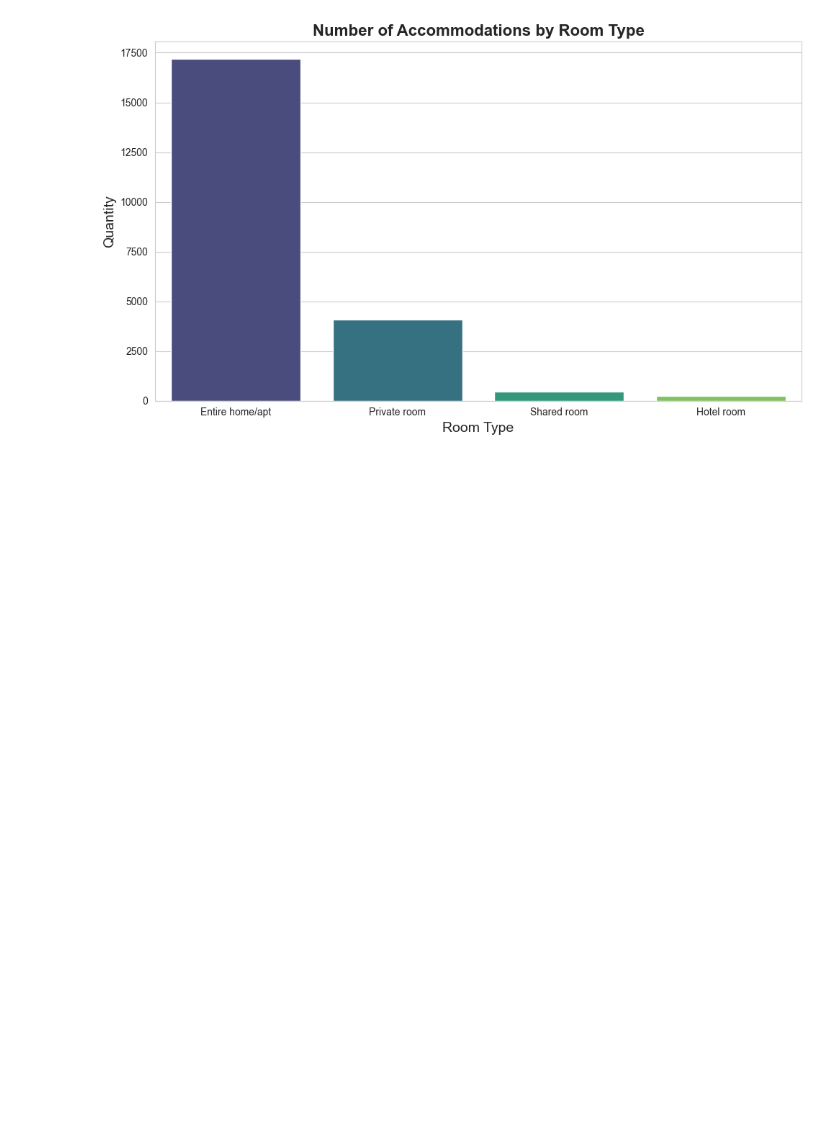
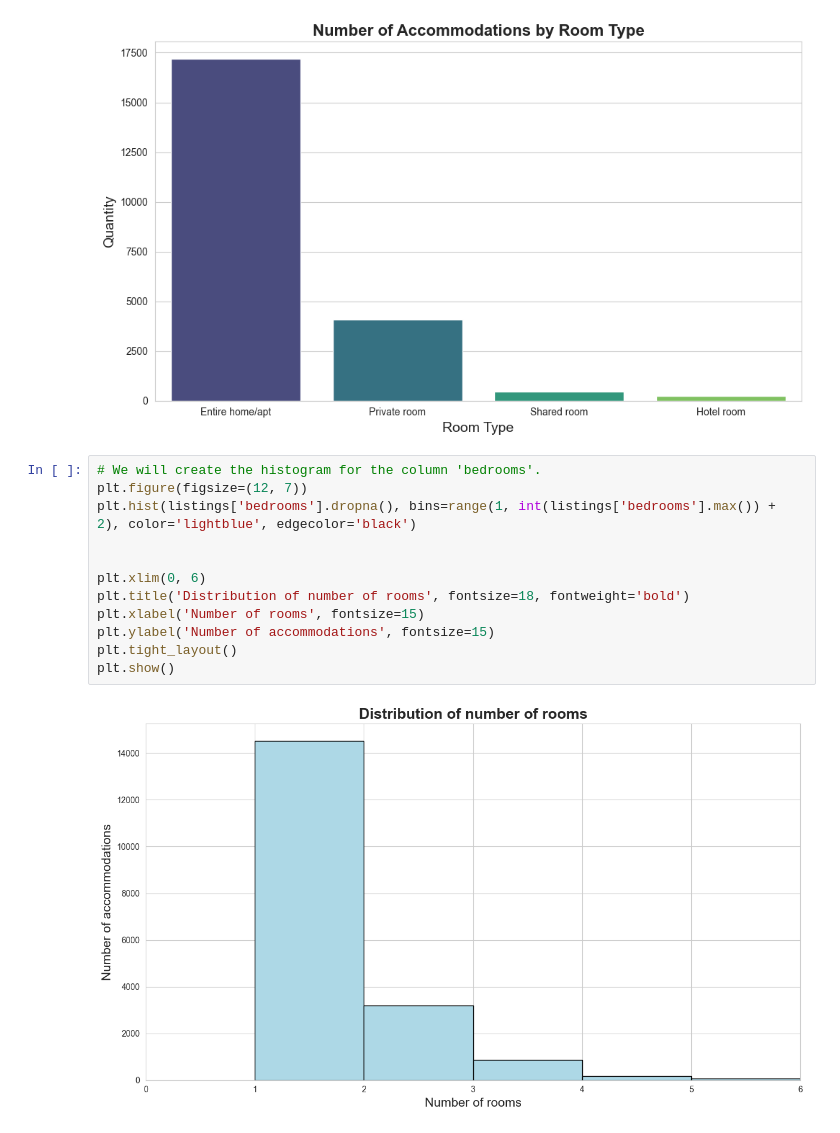
Before and after one commit to pipesito1/Airbnb, a Jupyter notebook: EDA.ipynb, the cells around one changed output. Saved outputs shown, nothing was run; the diff lists cells and outputs as text; blank space fills up the shorter version.

```diff
--- a/EDA.ipynb
+++ b/EDA.ipynb
@@ -226,3 +226,17 @@ plt.tight_layout()
 plt.show()
 # %% [output]
 [figure]
+# %%
+# We will create the histogram for the column 'bedrooms'.
+plt.figure(figsize=(12, 7))
+plt.hist(listings['bedrooms'].dropna(), bins=range(1, int(listings['bedrooms'].max()) + 2), color='lightblue', edgecolor='black')
+
+
+plt.xlim(0, 6)
+plt.title('Distribution of number of rooms', fontsize=18, fontweight='bold')
+plt.xlabel('Number of rooms', fontsize=15)
+plt.ylabel('Number of accommodations', fontsize=15)
+plt.tight_layout()
+plt.show()
+# %% [output]
+[figure, added]
```
Also changed, not shown: parts of 9 cells of this notebook.
